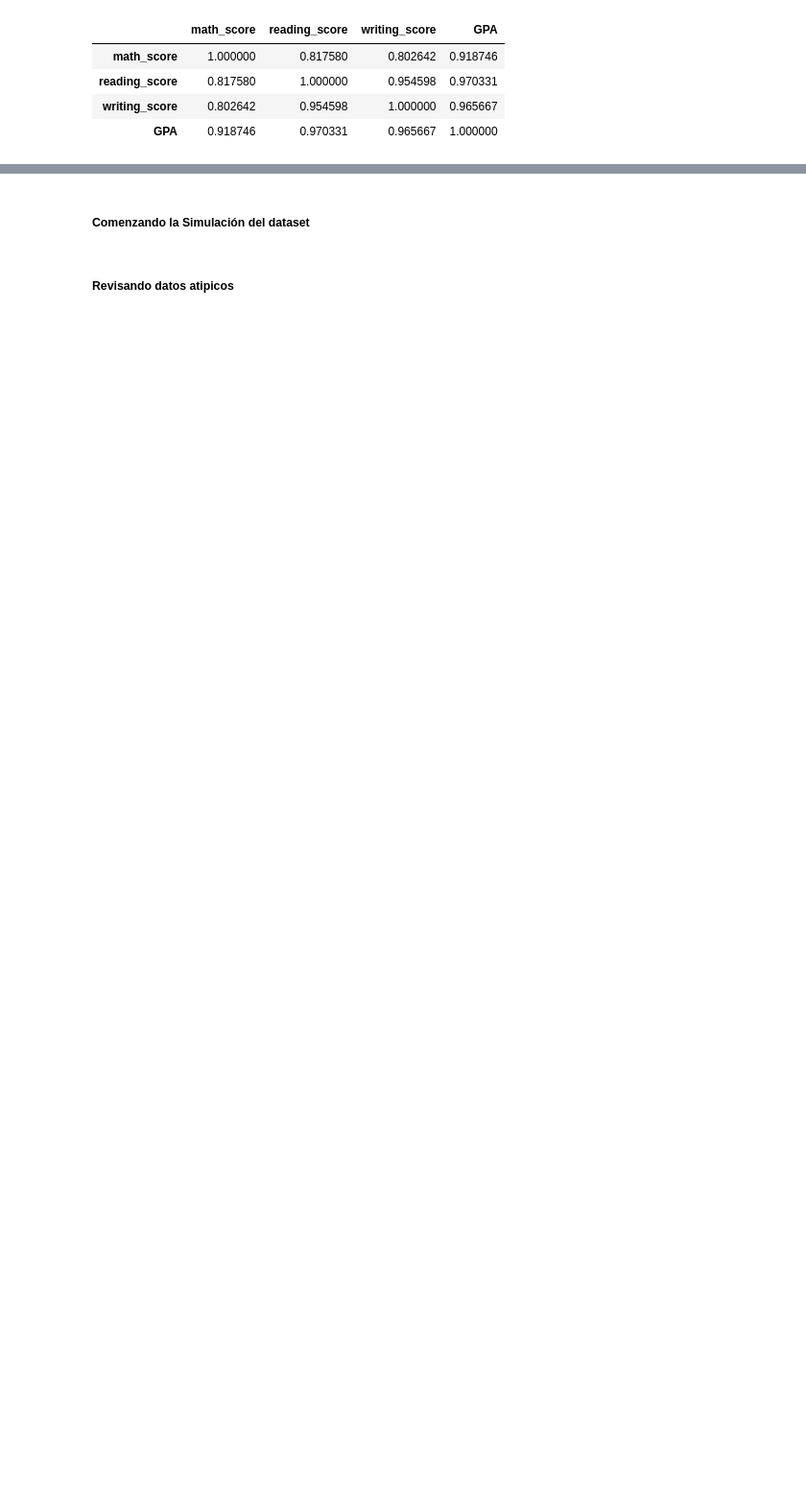
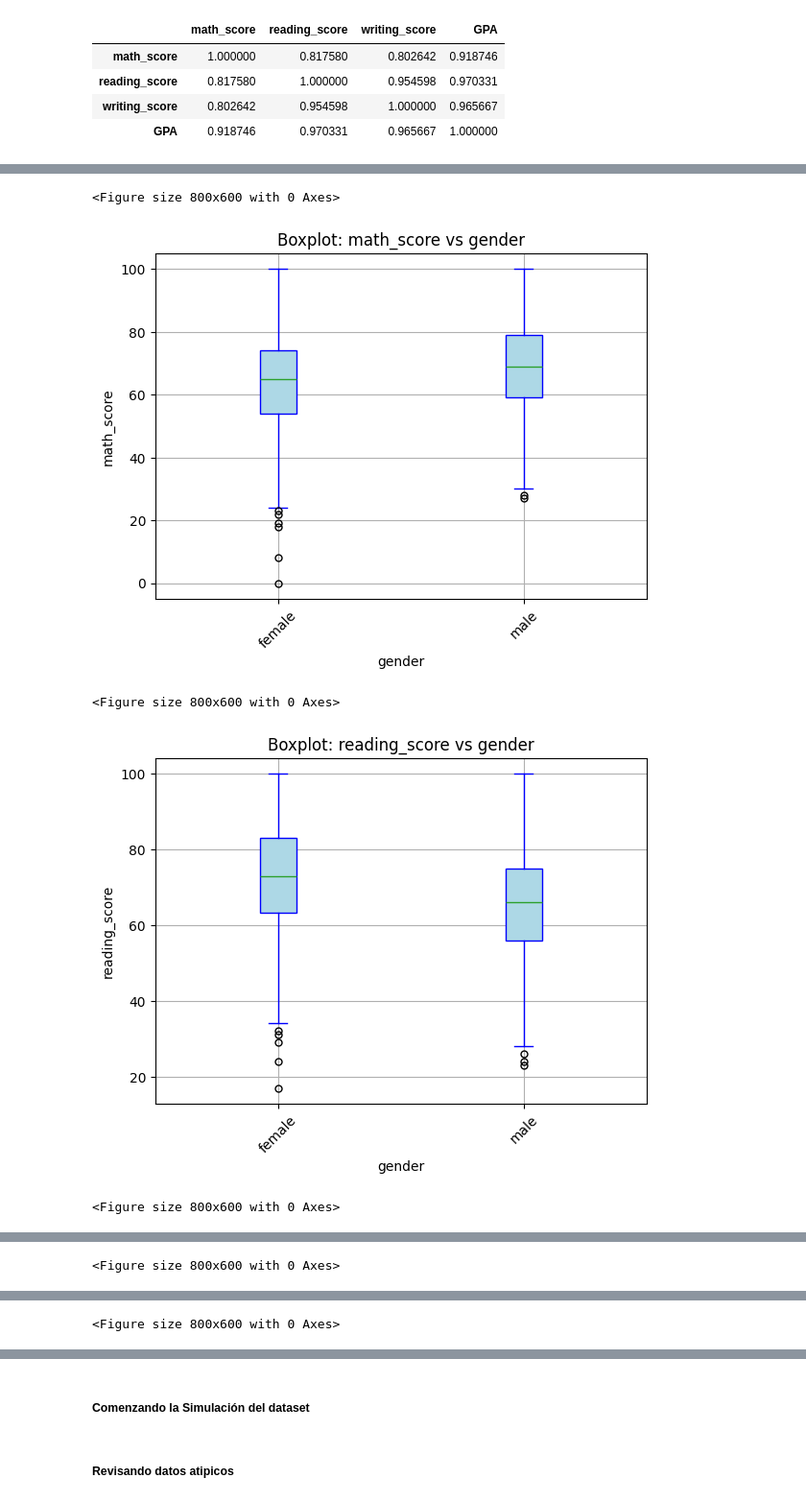
Before and after one commit to JosueSalomon/Proyecto_1_Teoria_de_la_simulacion, a Jupyter notebook: EDA.ipynb, the cells around one changed output, grey strips where cells are left out. Shown at 96% size. Cells and saved outputs as stored; diff of their text form; code cells hidden in the pictures; blank space fills up the shorter version.

```diff
--- a/EDA.ipynb
+++ b/EDA.ipynb
@@ -222,0 +274,30 @@ df[num_cols].corr()
+# %%
+# Graficar boxplot para cada variable categórica vs numérica
+for cat_col in cat_cols:
+    for num_col in num_cols:
+        # Crear figura
+        plt.figure(figsize=(8, 6))
+
+        # Graficar el boxplot utilizando Matplotlib
+        df.boxplot(column=num_col, by=cat_col, grid=True, patch_artist=True,
+                    boxprops=dict(facecolor='lightblue', color='blue'),
+                    whiskerprops=dict(color='blue'),
+                    flierprops=dict(marker='o', color='red', markersize=5),
+                    capprops=dict(color='blue'))
+
+        # Personalizar gráfico
+        plt.title(f"Boxplot: {num_col} vs {cat_col}")
+        plt.suptitle('')  # Elimina el título por defecto de `by`
+        plt.xlabel(cat_col)
+        plt.ylabel(num_col)
+        plt.xticks(rotation=45)  # Rota etiquetas para una mejor visualización
+        plt.grid(True)
+
+        # Mostrar gráfico
+        plt.show()
+# %% [output]
+<Figure size 800x600 with 0 Axes>
+[figure, added]
+<Figure size 800x600 with 0 Axes>
+[figure, added]
+<Figure size 800x600 with 0 Axes>
@@ -222,0 +305 @@ df[num_cols].corr()
+<Figure size 800x600 with 0 Axes>
@@ -222,0 +307 @@ df[num_cols].corr()
+<Figure size 800x600 with 0 Axes>
```
Also changed, not shown: parts of 6 cells of this notebook.
